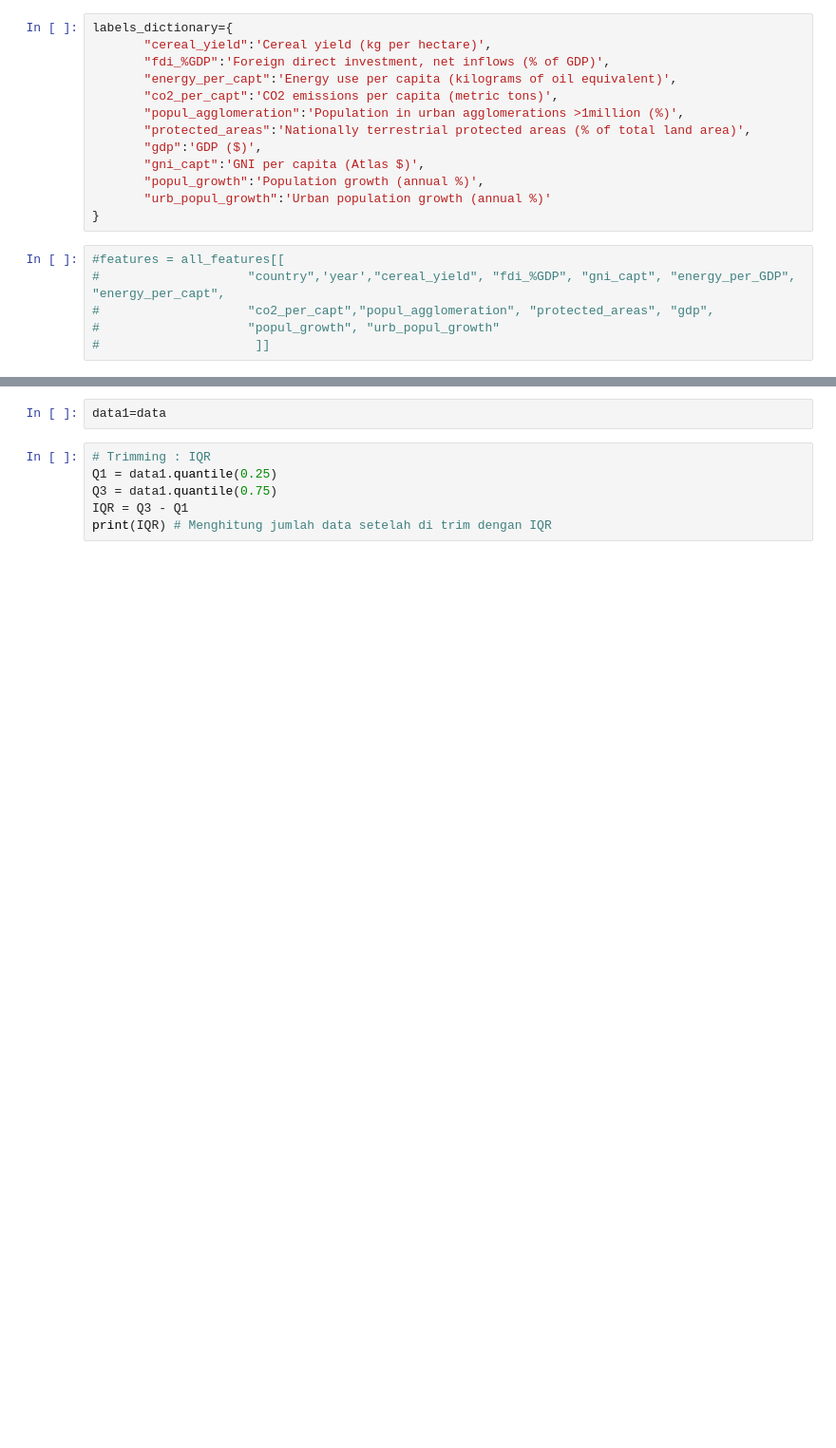
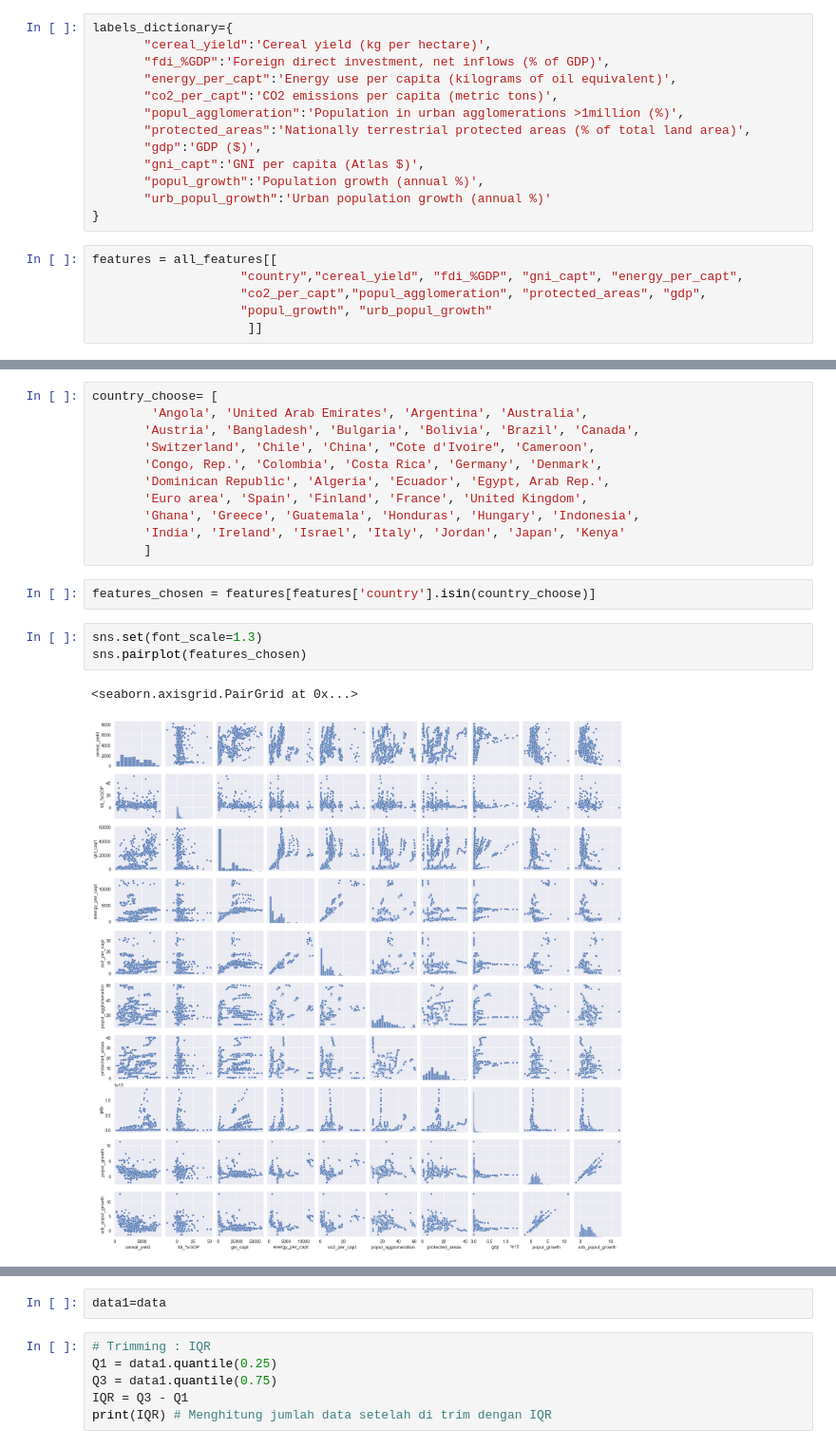
Before and after one commit to dewirizki/Co2Emission_Prediction, a Jupyter notebook: Code/data visualitation and modeling.ipynb, the cells around one changed output, grey strips where cells are left out. Shown at 95% size. Saved outputs shown, nothing was run; the diff lists cells and outputs as text; blank space fills up the shorter version.

```diff
--- a/Code/data visualitation and modeling.ipynb
+++ b/Code/data visualitation and modeling.ipynb
@@ -166,8 +160,8 @@ labels_dictionary={
        "urb_popul_growth":'Urban population growth (annual %)'
 }
 # %%
-#features = all_features[[
-#                    "country",'year',"cereal_yield", "fdi_%GDP", "gni_capt", "energy_per_GDP", "energy_per_capt",
-#                    "co2_per_capt","popul_agglomeration", "protected_areas", "gdp",
-#                    "popul_growth", "urb_popul_growth"
-#                     ]]
+features = all_features[[
+                    "country","cereal_yield", "fdi_%GDP", "gni_capt", "energy_per_capt",
+                    "co2_per_capt","popul_agglomeration", "protected_areas", "gdp",
+                    "popul_growth", "urb_popul_growth"
+                     ]]
@@ -180,0 +188,19 @@ labels_dictionary={
+# %%
+country_choose= [
+        'Angola', 'United Arab Emirates', 'Argentina', 'Australia',
+       'Austria', 'Bangladesh', 'Bulgaria', 'Bolivia', 'Brazil', 'Canada',
+       'Switzerland', 'Chile', 'China', "Cote d'Ivoire", 'Cameroon',
+       'Congo, Rep.', 'Colombia', 'Costa Rica', 'Germany', 'Denmark',
+       'Dominican Republic', 'Algeria', 'Ecuador', 'Egypt, Arab Rep.',
+       'Euro area', 'Spain', 'Finland', 'France', 'United Kingdom',
+       'Ghana', 'Greece', 'Guatemala', 'Honduras', 'Hungary', 'Indonesia',
+       'India', 'Ireland', 'Israel', 'Italy', 'Jordan', 'Japan', 'Kenya'
+       ]
+# %%
+features_chosen = features[features['country'].isin(country_choose)]
+# %%
+sns.set(font_scale=1.3)
+sns.pairplot(features_chosen)
+# %% [output]
+<seaborn.axisgrid.PairGrid at 0x...>
+[figure, added]
```
Also changed, not shown: parts of 25 cells of this notebook.
